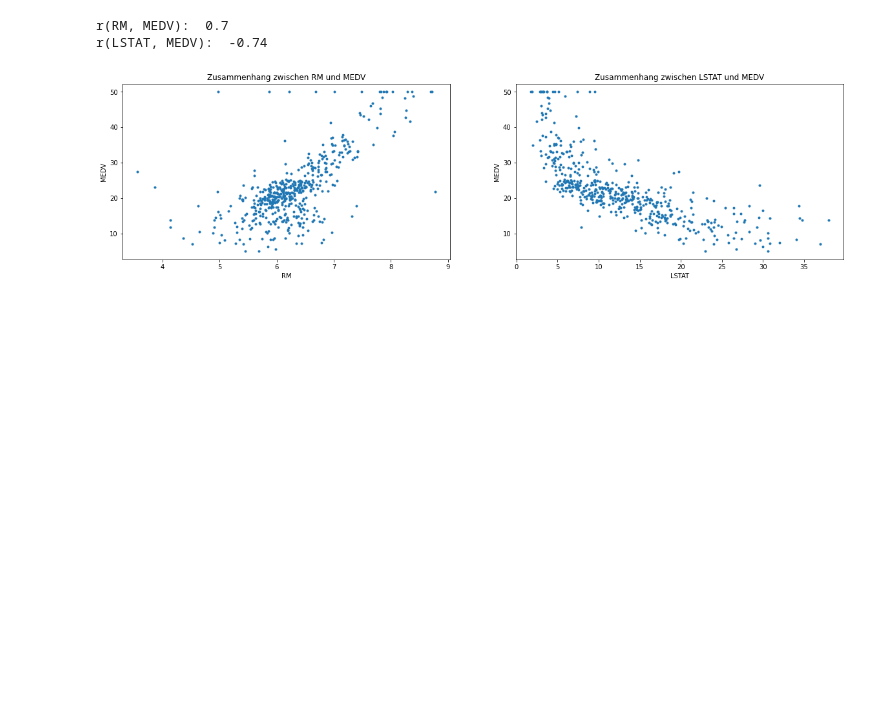
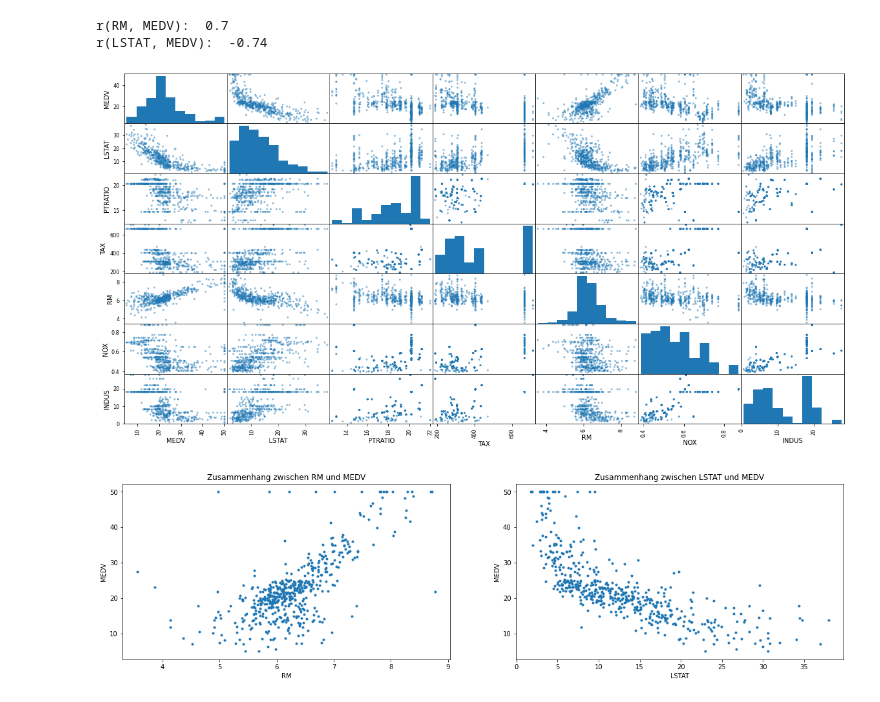
Before and after one commit to MarcelDeSutter/udemy_machine_learning, a Jupyter notebook: notebooks/01-02_Erstes_Beispielprojekt.ipynb, the cells around one changed output. Saved outputs shown, nothing was run; the diff lists cells and outputs as text; code cells hidden in the pictures; blank space fills up the shorter version.

```diff
--- a/notebooks/01-02_Erstes_Beispielprojekt.ipynb
+++ b/notebooks/01-02_Erstes_Beispielprojekt.ipynb
@@ -105,6 +105,13 @@ print("r(LSTAT, MEDV): ", pearson_r(df["LSTAT"], df["MEDV"]))
 # %% [output]
 r(RM, MEDV):  0.7
 r(LSTAT, MEDV):  -0.74
+# %%
+from pandas.plotting import scatter_matrix
+
+attributes = ["MEDV", "LSTAT", "PTRATIO", "TAX", "RM", "NOX", "INDUS"]
+scatter_matrix(df[attributes], figsize = (20, 10));
+# %% [output]
+[figure, added]
 # %%
 features = ["RM", "LSTAT"]
 target = df["MEDV"]
```
Also changed, not shown: parts of 17 cells of this notebook.
